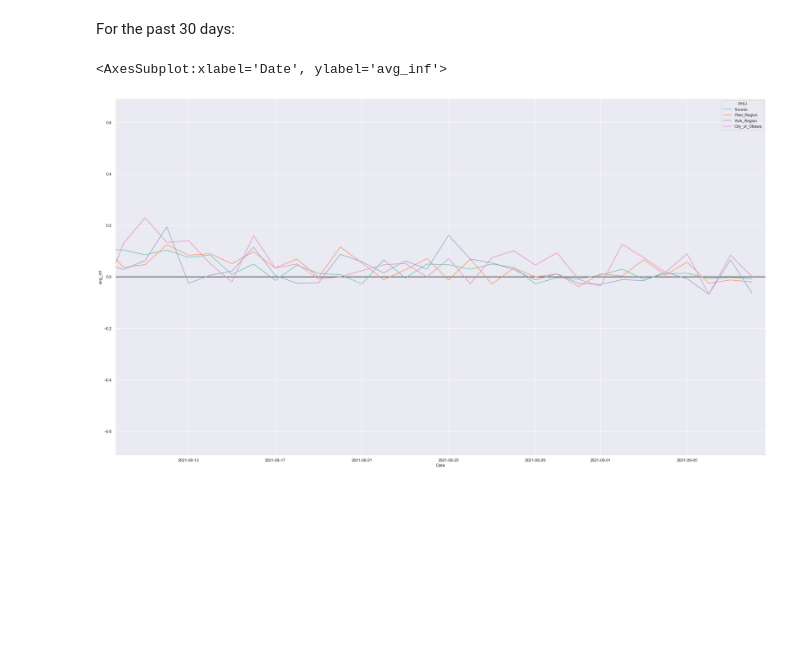
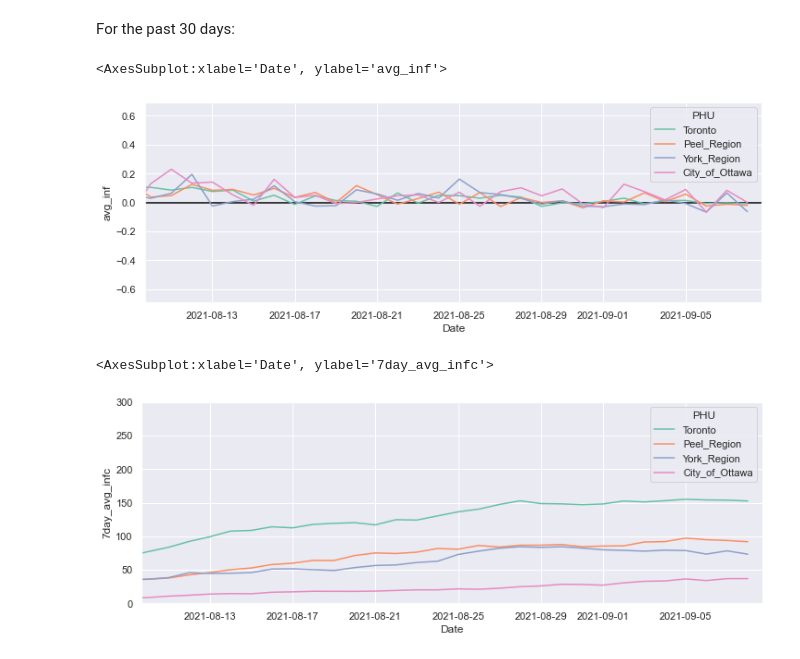
Before and after one commit to keqideng/data_analysis_portfolio_project, a Jupyter notebook: ontario_covid_analysis/ontario_covid_analysis.ipynb, the cells around one changed output. Cells and saved outputs as stored; diff of their text form; code cells hidden in the pictures; blank space fills up the shorter version.

```diff
--- a/ontario_covid_analysis/ontario_covid_analysis.ipynb
+++ b/ontario_covid_analysis/ontario_covid_analysis.ipynb
@@ -201,12 +201,21 @@ fig.figure.subplots_adjust(hspace=0)
 # %% [markdown]
 For the past 30 days:
 # %%
-fig = plt.figure(figsize=(32,18))
+fig = plt.figure(figsize=(12,4))
 plt.xlim(np.datetime64(datetime.today()) - np.timedelta64(30, 'D'),np.datetime64(datetime.today()))
 plt.ylim(-phu_four_reg_pct_stack.avg_inf.max()-0.1,phu_four_reg_pct_stack.avg_inf.max()+0.1)
 sns.set_theme(style='darkgrid', palette='Set2')
 plt.axhline(y=0, color='black')
 sns.lineplot(data=phu_four_reg_pct_stack, x = 'Date', y = 'avg_inf', hue='PHU')
 # %% [output]
 <AxesSubplot:xlabel='Date', ylabel='avg_inf'>
-[figure, old version]
+[figure, new version]
+# %%
+fig = plt.figure(figsize=(12,4))
+plt.xlim(np.datetime64(datetime.today()) - np.timedelta64(30, 'D'),np.datetime64(datetime.today()))
+plt.ylim(0,300)
+sns.set_theme(style='darkgrid', palette='Set2')
+sns.lineplot(data=phu_top_four_stack_df, x = 'Date', y = '7day_avg_infc', hue='PHU')
+# %% [output]
+<AxesSubplot:xlabel='Date', ylabel='7day_avg_infc'>
+[figure, added]
```
Also changed, not shown: parts of 1 cell of this notebook, 1 other file.
